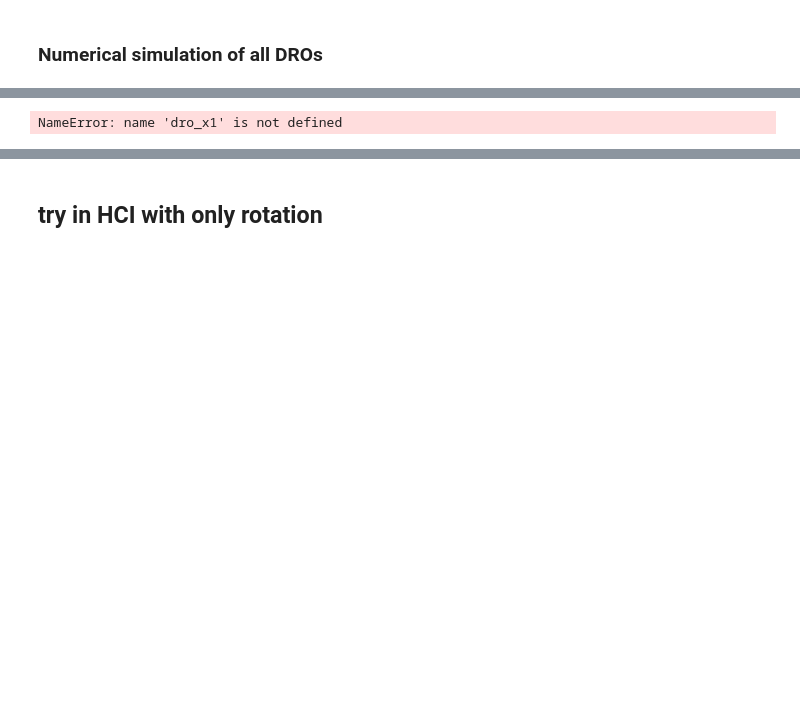
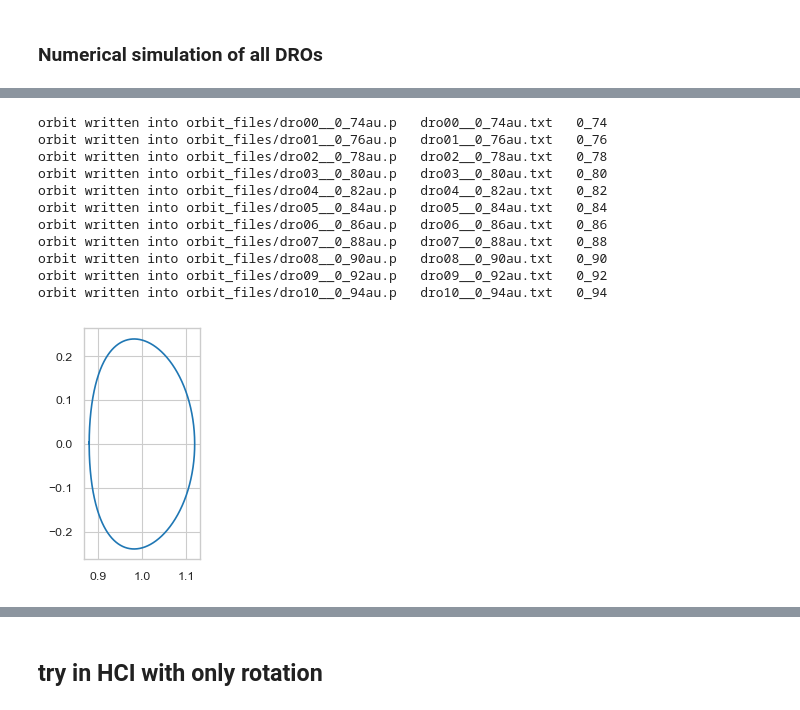
Before and after one commit to cmoestl/dro_orbits, a Jupyter notebook: dro.ipynb, the cells around one changed output, grey strips where cells are left out. Drawn from its saved outputs; the diff is of its cells as text; code cells hidden in the pictures; blank space fills up the shorter version.

```diff
--- a/dro.ipynb
+++ b/dro.ipynb
@@ -400,37 +482,45 @@ plt.savefig('results/fig1_cartesian_dro.pdf', dpi=300,bbox_inches='tight')
-# %%
-file_dir='orbit_files/'
-
-dro1 = np.rec.fromarrays([dro_x1, dro_y1, dro_r1, dro_lon1],
-    dtype=[('x', 'f8'), ('y', 'f8'), ('r', 'f8'), ('lon', 'f8')])
-
-dro2 = np.rec.fromarrays([dro_x2, dro_y2, dro_r2, dro_lon2],
-    dtype=[('x', 'f8'), ('y', 'f8'), ('r', 'f8'), ('lon', 'f8')])
-
-dro3 = np.rec.fromarrays([dro_x3, dro_y3, dro_r3, dro_lon3],
-    dtype=[('x', 'f8'), ('y', 'f8'), ('r', 'f8'), ('lon', 'f8')])
-
-dro4 = np.rec.fromarrays([dro_x4, dro_y4, dro_r4, dro_lon4],
-    dtype=[('x', 'f8'), ('y', 'f8'), ('r', 'f8'), ('lon', 'f8')])
-
-dro5 = np.rec.fromarrays([dro_x5, dro_y5, dro_r5, dro_lon5],
-    dtype=[('x', 'f8'), ('y', 'f8'), ('r', 'f8'), ('lon', 'f8')])
-
-### write pickle files
-# Write
-filename='dro.p'
-with open(file_dir+filename, 'wb') as f:
-    pickle.dump([dro1,dro2,dro3,dro4,dro5], f)
-print('orbits written into', file_dir+filename)
-
-# Read
-#with open(filename, 'rb') as f:
-#    rec_array = pickle.load(f)
-
-np.savetxt(file_dir+'dro1.txt', dro1, header='x [au] y [au] r [au] lon [rad]', fmt='%.6f')
-np.savetxt(file_dir+'dro2.txt', dro2, header='x [au] y [au] r [au] lon [rad]', fmt='%.6f')
-np.savetxt(file_dir+'dro3.txt', dro3, header='x [au] y [au] r [au] lon [rad]', fmt='%.6f')
-np.savetxt(file_dir+'dro4.txt', dro4, header='x [au] y [au] r [au] lon [rad]', fmt='%.6f')
-np.savetxt(file_dir+'dro5.txt', dro5, header='x [au] y [au] r [au] lon [rad]', fmt='%.6f')
-# %% [output]
-NameError: name 'dro_x1' is not defined
+# %%
+file_dir='orbit_files/'
+
+for i in np.arange(11):
+
+    #access orbits like: x1=orbits_cart[0,:,3], first coordinate x=0 or y=1, then data, then orbit #
+    #first cartesian x y, and then r and longitude in rad, in recarray
+    dro_i = np.rec.fromarrays([orbits_cart[0,:,i], orbits_cart[1,:,i], orbits_polar[0,:,i], orbits_polar[1,:,i]],dtype=[('x', 'f8'), ('y', 'f8'), ('r', 'f8'), ('lon', 'f8')])
+
+    #define filename
+    dmin_str='0_'+str(f"{orbits_cart[0,0,i]:.2f}")[2:4]
+
+    # write pickle files
+    filename_pickle='dro'+str(f"{i:02d}")+'__'+dmin_str+'au.p'
+    with open(file_dir+filename_pickle, 'wb') as f:
+        pickle.dump(dro_i, f)
+
+    #write ASCII files
+    filename_txt='dro'+str(f"{i:02d}")+'__'+dmin_str+'au.txt'
+    np.savetxt(file_dir+filename_txt, dro_i, header='x [au] y [au] r [au] lon [rad]', fmt='%.6f')
+
+    print('orbit written into', file_dir+filename_pickle, ' ',filename_txt, ' ',dmin_str)
+
+############### Example for reading the pickle files
+filename='orbit_files/dro07__0_88au.p'
+with open(filename,'rb') as f:
+    dro = pickle.load(f)
+
+fig, ax = plt.subplots(1,1,figsize=(3, 3))
+ax.plot(dro.x,dro.y)
+ax.set_aspect('equal')
+# %% [output]
+orbit written into orbit_files/dro00__0_74au.p   dro00__0_74au.txt   0_74
+orbit written into orbit_files/dro01__0_76au.p   dro01__0_76au.txt   0_76
+orbit written into orbit_files/dro02__0_78au.p   dro02__0_78au.txt   0_78
+orbit written into orbit_files/dro03__0_80au.p   dro03__0_80au.txt   0_80
+orbit written into orbit_files/dro04__0_82au.p   dro04__0_82au.txt   0_82
+orbit written into orbit_files/dro05__0_84au.p   dro05__0_84au.txt   0_84
+orbit written into orbit_files/dro06__0_86au.p   dro06__0_86au.txt   0_86
+orbit written into orbit_files/dro07__0_88au.p   dro07__0_88au.txt   0_88
+orbit written into orbit_files/dro08__0_90au.p   dro08__0_90au.txt   0_90
+orbit written into orbit_files/dro09__0_92au.p   dro09__0_92au.txt   0_92
+orbit written into orbit_files/dro10__0_94au.p   dro10__0_94au.txt   0_94
+[figure, added]
 # %% [markdown]
```
Also changed, not shown: parts of 42 cells of this notebook, 55 other files.
